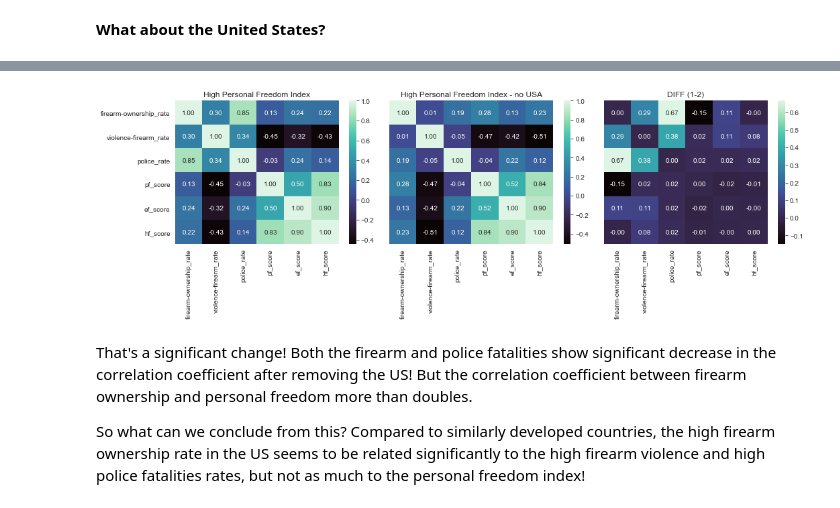
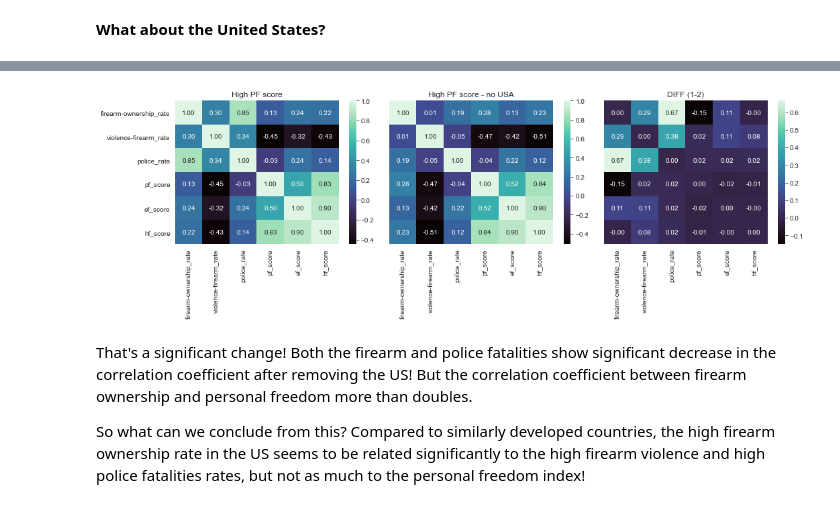
Before and after one commit to gecheline/firearmStats, a Jupyter notebook: firearmStats_world.ipynb, the cells around one changed output, grey strips where cells are left out. Saved outputs shown, nothing was run; the diff lists cells and outputs as text; code cells hidden in the pictures.

```diff
--- a/firearmStats_world.ipynb
+++ b/firearmStats_world.ipynb
@@ -637,4 +637,9 @@ Let's look at the high PFI group in more detail now to determine if it follows t
 # %%
-sns.pairplot(df_high_pfi[['firearm-ownership_rate', 'pf_score', 'ef_score', 'hf_score']], kind="reg")
+sns.set_style("darkgrid")
+sns.pairplot(df_high_pfi[['firearm-ownership_rate', 'violence-firearm_rate', 'police_rate', 'pf_score']],
+             plot_kws=dict(marker="o"),
+            diag_kws=dict(fill=False),
+             kind='reg')
+plt.savefig('figures/corr_plot.png', dpi=300)
 plt.show()
 # %% [output]
@@ -644,26 +649,26 @@ We immediately notice that there is one strong outlier in both the firearm owner
 # %%
 df_high_pfi_nousa = df_high_pfi.drop(df_high_pfi[df_high_pfi['country_code']=='USA'].index, axis=0)
 corr_method='pearson'
 
 fig, axes = plt.subplots(nrows=1, ncols=3, figsize=(15,5))
 
 sns.heatmap(df_high_pfi[['firearm-ownership_rate', 'violence-firearm_rate', 'police_rate',
                         'pf_score', 'ef_score', 'hf_score']].corr(method=corr_method), annot=True, fmt=".2f", cmap='mako', ax=axes[0])
 sns.heatmap(df_high_pfi_nousa[['firearm-ownership_rate', 'violence-firearm_rate', 'police_rate',
                         'pf_score', 'ef_score', 'hf_score']].corr(method=corr_method), annot=True, fmt=".2f", cmap='mako', ax=axes[1])
 sns.heatmap(df_high_pfi[['firearm-ownership_rate', 'violence-firearm_rate', 'police_rate',
                         'pf_score', 'ef_score', 'hf_score']].corr(method=corr_method)-df_high_pfi_nousa[['firearm-ownership_rate', 'violence-firearm_rate', 'police_rate',
                         'pf_score', 'ef_score', 'hf_score']].corr(method=corr_method), annot=True, fmt=".2f", cmap='mako', ax=axes[2])
 axes[1].set_yticks([])
 axes[2].set_yticks([])
-axes[0].set_title('High Personal Freedom Index')
-axes[1].set_title('High Personal Freedom Index - no USA')
+axes[0].set_title('High PF score')
+axes[1].set_title('High PF score - no USA')
 axes[2].set_title('DIFF (1-2)')
 plt.tight_layout()
-# plt.savefig('figures/heatmaps_hpf_usa.png', dpi=300)
+plt.savefig('figures/heatmaps_hpf_usa.png', dpi=300)
 plt.show()
 # %% [output]
-[figure, old version]
+[figure, new version]
 # %% [markdown]
 That's a significant change! Both the firearm and police fatalities show significant decrease in the correlation coefficient after removing the US! But the correlation coefficient between firearm ownership and personal freedom more than doubles.
 
```
Also changed, not shown: parts of 7 cells of this notebook.
